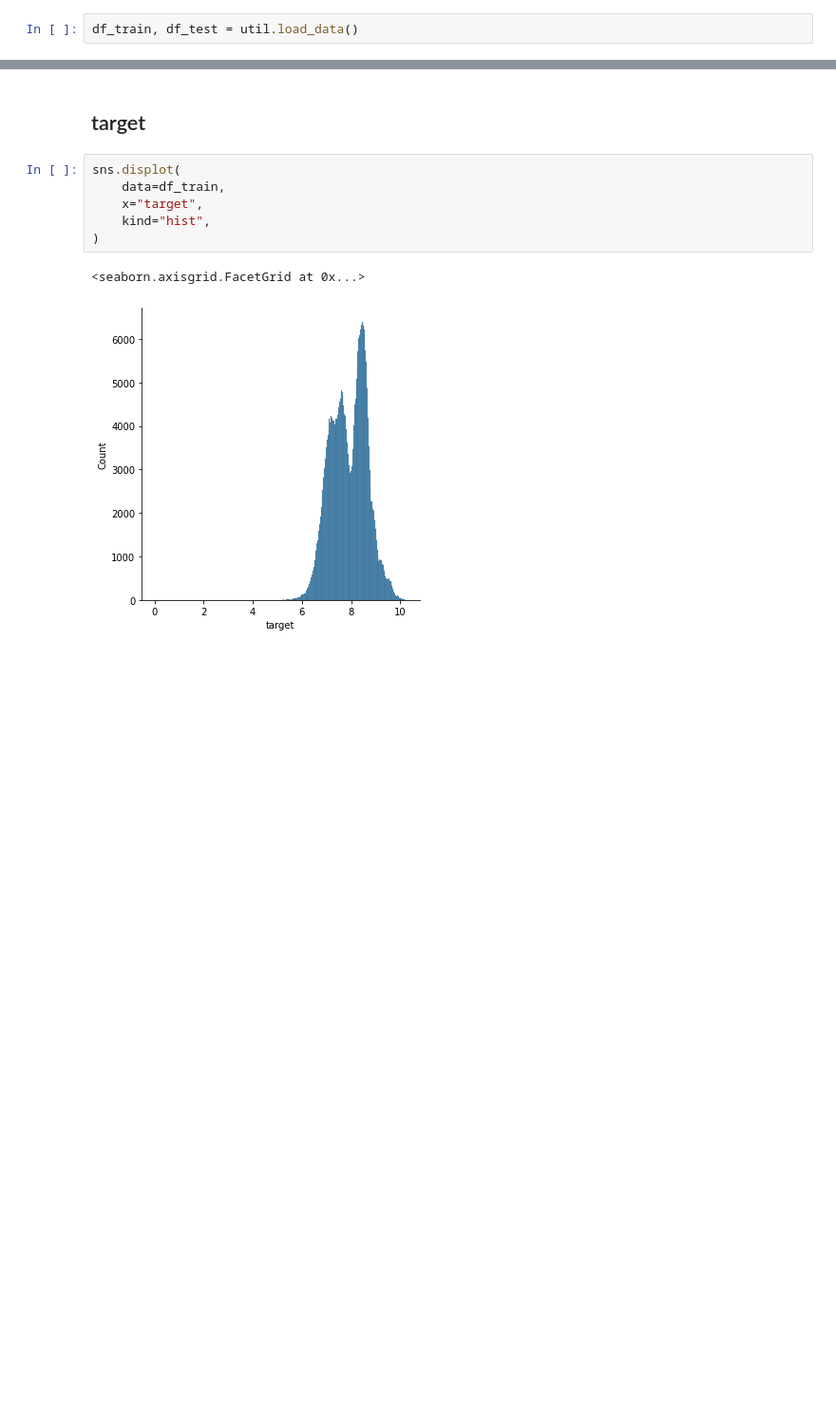
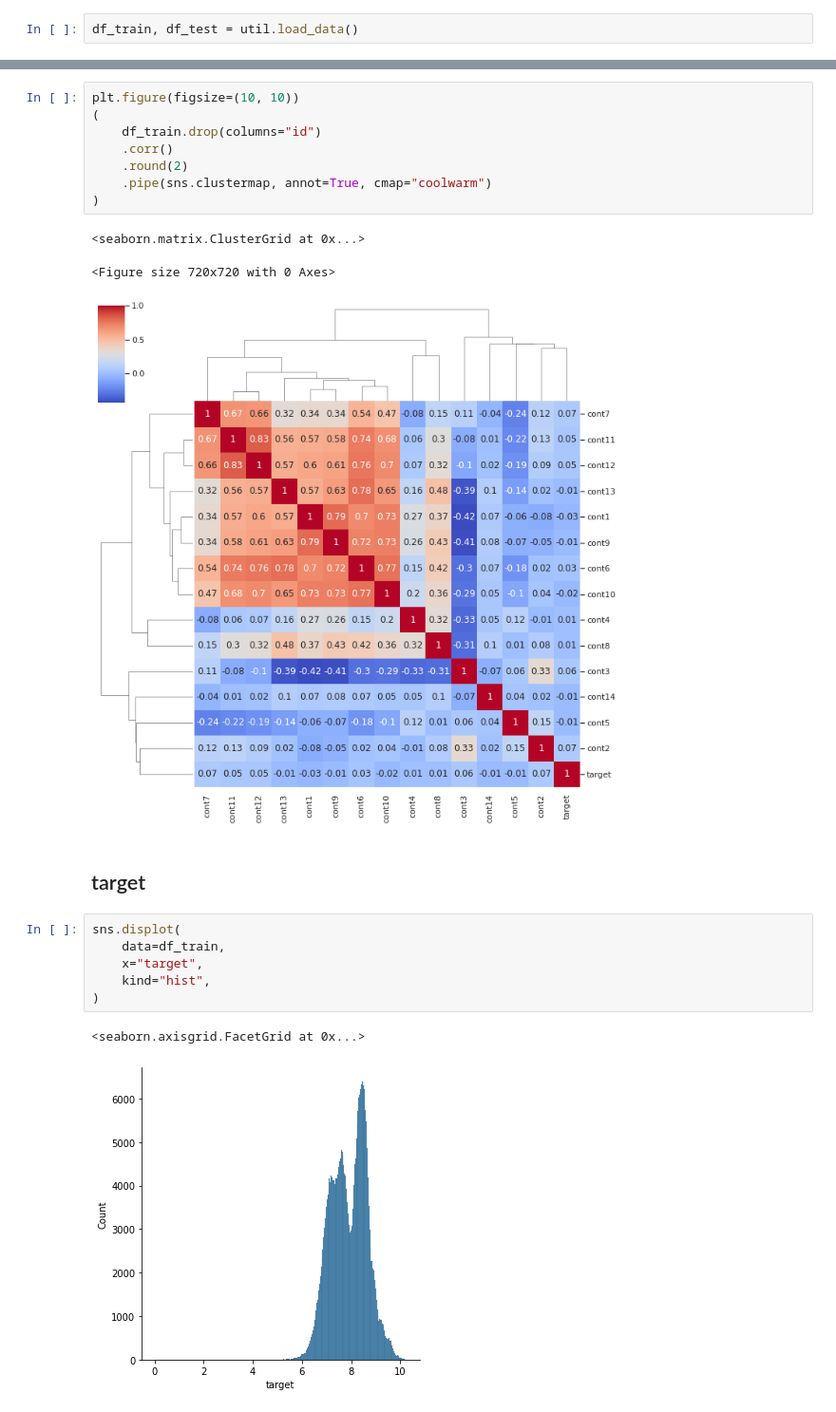
Before and after one commit to savioursho/tabular-playground-series-jan-2021, a Jupyter notebook: notebooks/05-eda.ipynb, the cells around one changed output, grey strips where cells are left out. Shown at 95% size. Cells and saved outputs as stored; diff of their text form; blank space fills up the shorter version.

```diff
--- a/notebooks/05-eda.ipynb
+++ b/notebooks/05-eda.ipynb
@@ -38,3 +57,15 @@ df_test.describe()
+# %%
+plt.figure(figsize=(10, 10))
+(
+    df_train.drop(columns="id")
+    .corr()
+    .round(2)
+    .pipe(sns.clustermap, annot=True, cmap="coolwarm")
+)
+# %% [output]
+<seaborn.matrix.ClusterGrid at 0x...>
+<Figure size 720x720 with 0 Axes>
+[figure, added]
 # %% [markdown]
 ## target
 # %%
```
Also changed, not shown: parts of 10 cells of this notebook, 2 other files.
